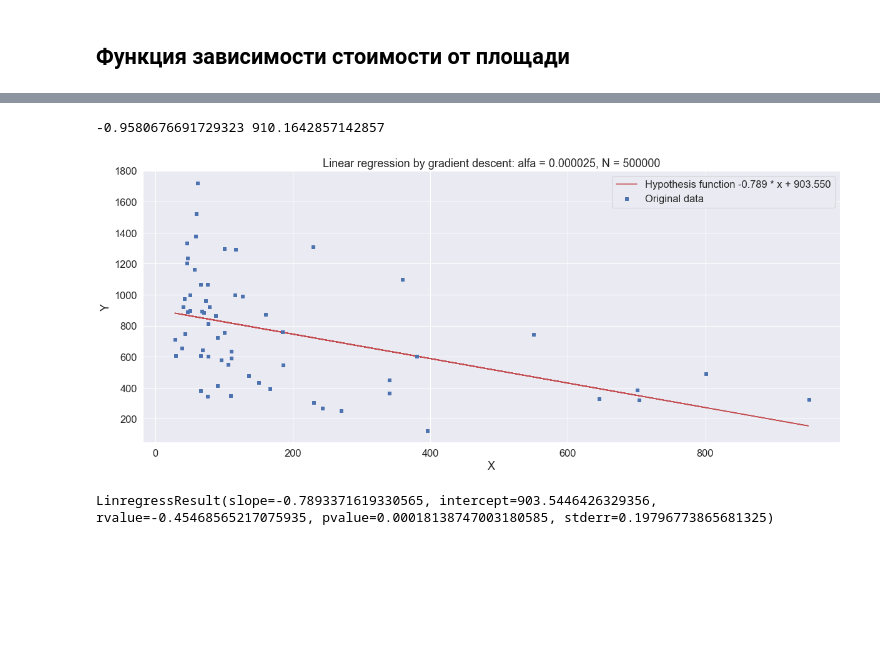
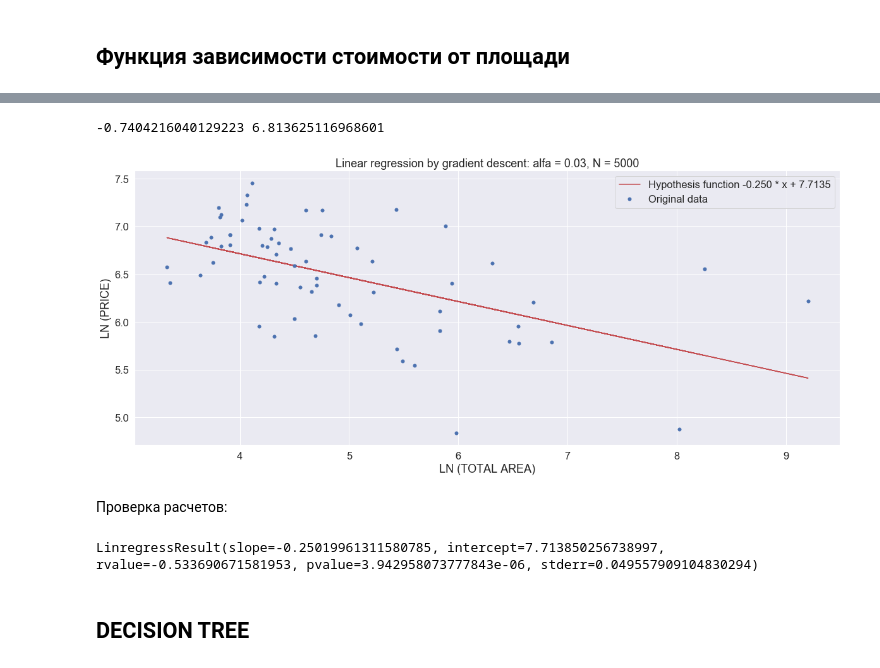
Before and after one commit to valeriich/ML, a Jupyter notebook: Zhytomir.ipynb, the cells around one changed output, grey strips where cells are left out. Cells and saved outputs as stored; diff of their text form; code cells hidden in the pictures; blank space fills up the shorter version.

```diff
--- a/Zhytomir.ipynb
+++ b/Zhytomir.ipynb
@@ -257,3 +340,3 @@ def gradient_descent(k, b, alfa, N, x, y):
 # %%
-x = df[df['Total_area'] < 2000]['Total_area'].tolist()
-y = df[df['Total_area'] < 2000]['Price_per_sq_m'].tolist()
+x = np.log(df['Total_area']).tolist()
+y = np.log(df['Price_per_sq_m']).tolist()
@@ -260,13 +393,14 @@ y = df[df['Total_area'] < 2000]['Price_per_sq_m'].tolist()
 # %%
-alfa = 0.000025
-N = 500000
+import math as m
+alfa = 0.03
+N = 5000
 loss_list = []
 # начальные значения theta примаются по графическому представлению данных:
-a0 = np.mean(df['Price_per_sq_m'][df['Total_area'] <= 100]) # как среднее значение стоимости объектов с малой площадью
+a0 = m.log(np.mean(df['Price_per_sq_m'][df['Total_area'] <= 100])) # как среднее значение стоимости объектов с малой площадью
 a1 = - a0 / max(x) # решение уравнения при у = 0 и максимальном значении площади
 print(a1, a0)
 # %% [output]
--0.9580676691729323 910.1642857142857
+-0.7404216040129223 6.813625116968601
 # %%
 theta_list = [(a1, a0)]
 theta = gradient_descent(theta_list[0][0], theta_list[0][1], alfa, N, x, y)
@@ -275,16 +409,20 @@ y_ = []
 for i in range(len(x)):
     y_.append(hypothesis(x[i], theta[0], theta[1]))
 # %%
-plt.plot(x, y_, 'r', label=('Hypothesis function {:.3f} * x + {:.3f}'.format(theta[0], theta[1])))
-plt.plot(x, y, 'bs', label=('Original data'), markersize=5)
-plt.xlabel('X')
-plt.ylabel('Y')
+plt.plot(x, y_, 'r', label=('Hypothesis function {:.3f} * x + {:.4f}'.format(theta[0], theta[1])))
+plt.plot(x, y, 'bo', label=('Original data'), markersize=5)
+plt.xlabel('LN (TOTAL AREA)')
+plt.ylabel('LN (PRICE)')
 plt.legend()
-plt.title('Linear regression by gradient descent: alfa = {:.6f}, N = {:.0f}'.format(alfa, N));
+plt.title('Linear regression by gradient descent: alfa = {:.2f}, N = {:.0f}'.format(alfa, N));
 # %% [output]
-[figure, old version]
+[figure, new version]
+# %% [markdown]
+Проверка расчетов:
 # %%
 from scipy.stats import linregress
 linregress(x,y)
 # %% [output]
-LinregressResult(slope=-0.7893371619330565, intercept=903.5446426329356, rvalue=-0.45468565217075935, pvalue=0.00018138747003180585, stderr=0.19796773865681325)
+LinregressResult(slope=-0.25019961311580785, intercept=7.713850256738997, rvalue=-0.533690671581953, pvalue=3.942958073777843e-06, stderr=0.049557909104830294)
+# %% [markdown]
+## DECISION TREE
```
Also changed, not shown: parts of 35 cells of this notebook.
